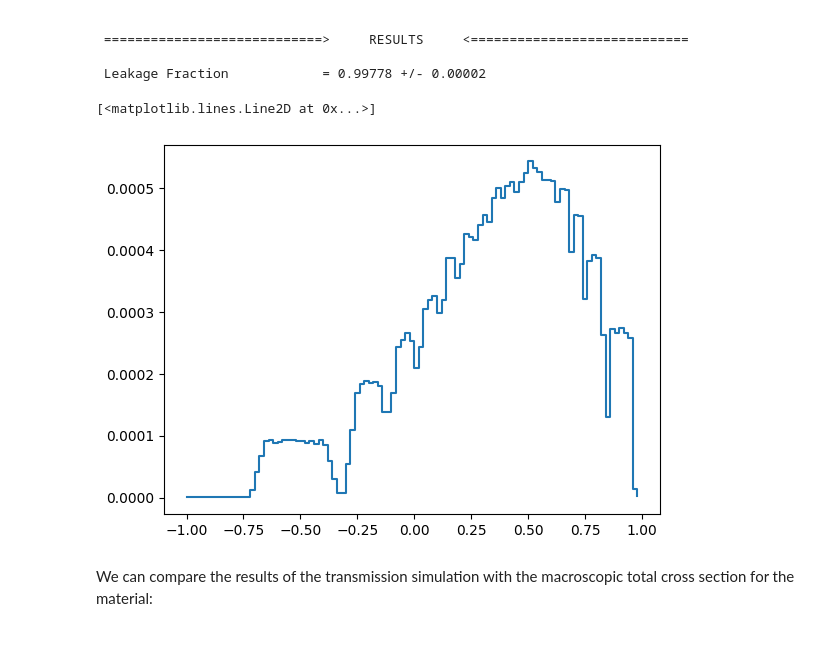
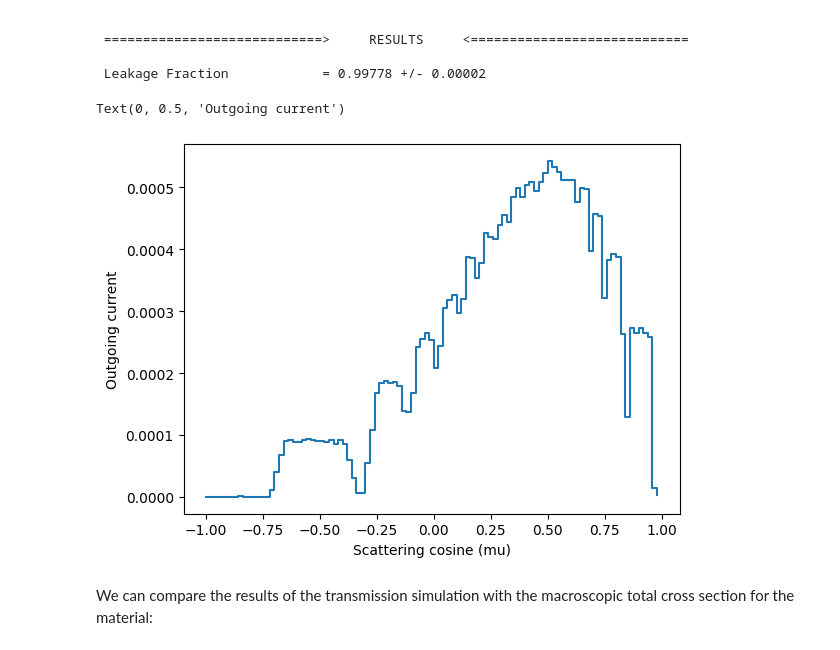
Before and after one commit to highness-eu/TSL_School, a Jupyter notebook: openmc/Examples/Broomstick/TSL_School-Broomstick.ipynb, the cells around one changed output. Saved outputs shown, nothing was run; the diff lists cells and outputs as text; code cells hidden in the pictures.

```diff
--- a/openmc/Examples/Broomstick/TSL_School-Broomstick.ipynb
+++ b/openmc/Examples/Broomstick/TSL_School-Broomstick.ipynb
@@ -92,9 +92,11 @@ openmc.run(output=True)
 # %%
 mu1, phi1 = get_angular_tally('statepoint.10.h5')
 plt.step(mu1,phi1)
+plt.xlabel('Scattering cosine (mu)')
+plt.ylabel('Outgoing current')
 # %% [output]
-[<matplotlib.lines.Line2D at 0x...>]
+Text(0, 0.5, 'Outgoing current')
-[figure, old version]
+[figure, new version]
 # %% [markdown]
 We can compare the results of the transmission simulation with the macroscopic total cross section for the material:
 # %%
```
Also changed, not shown: parts of 2 cells of this notebook.
